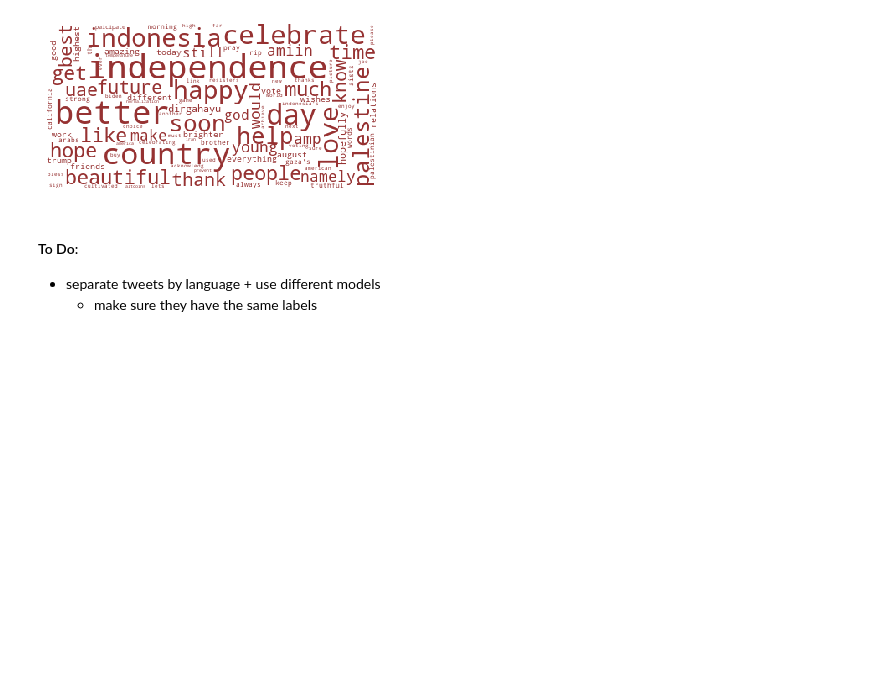
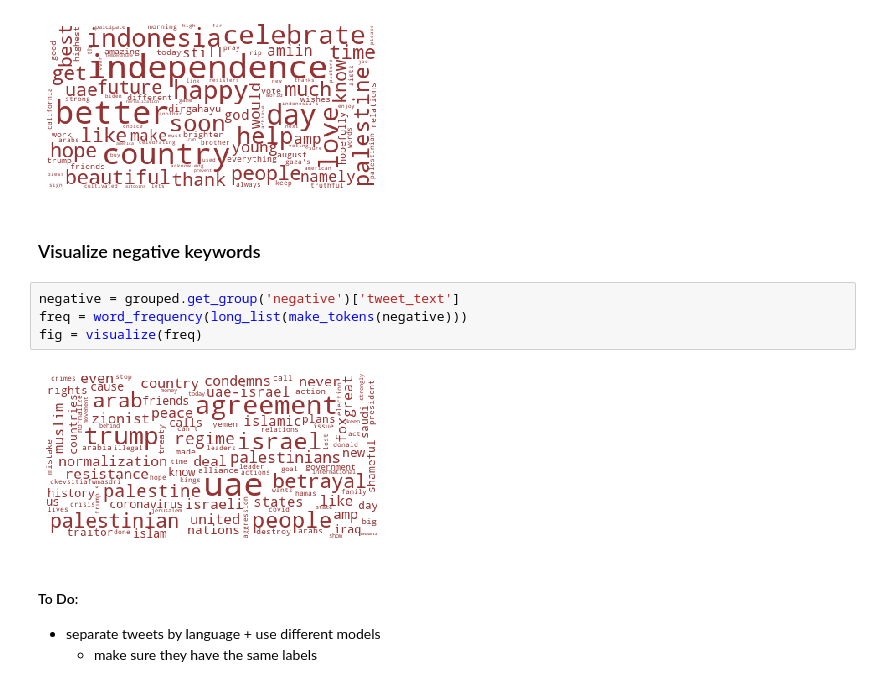
Before and after one commit to sarahkpardo/social-media-data-analysis, a Jupyter notebook: sentiment_analysis_transformers.ipynb, the cells around one changed output. Drawn from its saved outputs; the diff is of its cells as text; blank space fills up the shorter version.

```diff
--- a/sentiment_analysis_transformers.ipynb
+++ b/sentiment_analysis_transformers.ipynb
@@ -288,6 +290,14 @@ freq_dict = word_frequency(long_list(tokens))
 fig = visualize(freq_dict)
 # %% [output]
 [figure]
+# %% [markdown]
+### Visualize negative keywords
+# %%
+negative = grouped.get_group('negative')['tweet_text']
+freq = word_frequency(long_list(make_tokens(negative)))
+fig = visualize(freq)
+# %% [output]
+[figure, added]
 # %% [markdown]
 #### To Do:
 - separate tweets by language + use different models
```
Also changed, not shown: parts of 1 cell of this notebook.
